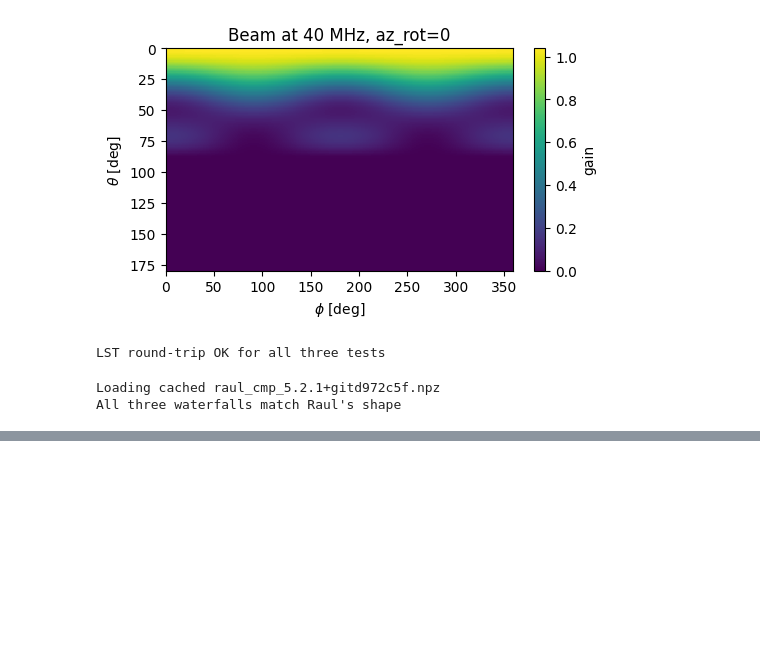
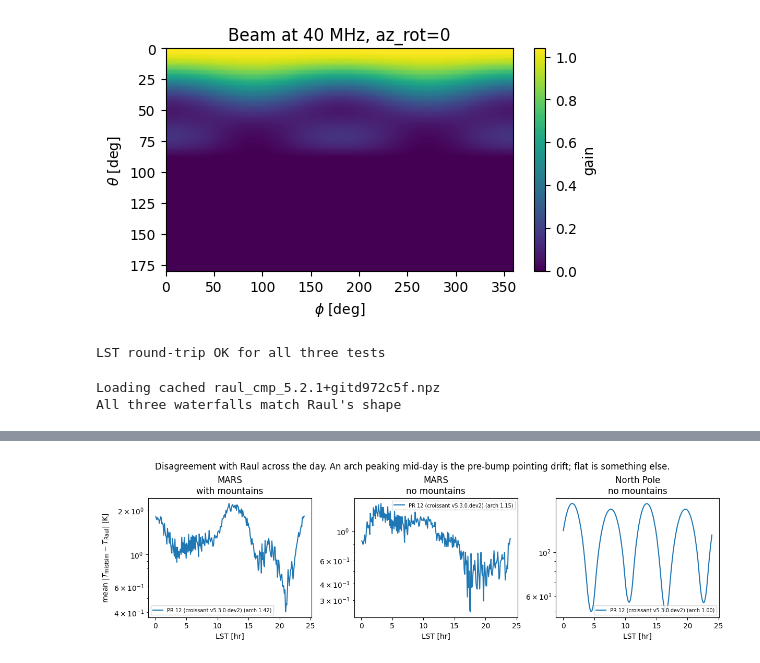
Before and after one commit to MIST-Experiment/mistsim, a Jupyter notebook: notebooks/sim_comparisons/raul_comparison.ipynb, the cells around one changed output, grey strips where cells are left out. Drawn from its saved outputs; the diff is of its cells as text; code cells hidden in the pictures; blank space fills up the shorter version.

Commit message:
feat: add three-way comparison figures and residual metrics
Co-Authored-By: Claude Sonnet 5 <noreply@anthropic.com>

```diff
--- a/notebooks/sim_comparisons/raul_comparison.ipynb
+++ b/notebooks/sim_comparisons/raul_comparison.ipynb
@@ -267,0 +318,18 @@ All three waterfalls match Raul's shape
+# %%
+hdr = (
+    f"{'test':<28} {'environment':<30} {'mean K':>8} "
+    f"{'rel %':>7} {'max K':>9} {'arch':>6}"
+)
+print(hdr)
+print("-" * len(hdr))
+profiles = {}
+for k in TESTS:
+    for run in runs:
+        p = residual_profile(run["data"][k], raul[k], lsts[k])
+        profiles[(k, run["tag"])] = p
+        print(
+            f"{TESTS[k]:<28} {run['label']:<30} "
+            f"{p['mean_abs_K']:8.3f} {p['mean_rel_pct']:7.2f} "
+            f"{p['max_abs_K']:9.3f} {p['arch_ratio']:6.2f}"
+        )
+    print()
@@ -267,0 +344,25 @@ All three waterfalls match Raul's shape
+# %%
+fig, axs = plt.subplots(
+    nrows=1, ncols=3, figsize=(12, 3.5), sharex=False,
+    constrained_layout=True,
+)
+for ax, k in zip(axs, TESTS):
+    for run in runs:
+        p = profiles[(k, run["tag"])]
+        ax.plot(
+            lsts[k], p["per_lst"],
+            label=f"{run['label']} (arch {p['arch_ratio']:.2f})",
+        )
+    ax.set_title("\n".join(TESTS[k].split(" / ")))
+    ax.set_xlabel("LST [hr]")
+    ax.set_yscale("log")
+axs[0].set_ylabel(r"mean $|T_{\rm mistsim} - T_{\rm Raul}|$ [K]")
+for ax in axs:
+    ax.legend(fontsize=7)
+fig.suptitle(
+    "Disagreement with Raul across the day. An arch peaking mid-day "
+    "is the pre-bump pointing drift; flat is something else."
+)
+plt.show()
+# %% [output]
+[figure, added]
```
Also changed, not shown: parts of 5 cells of this notebook.
